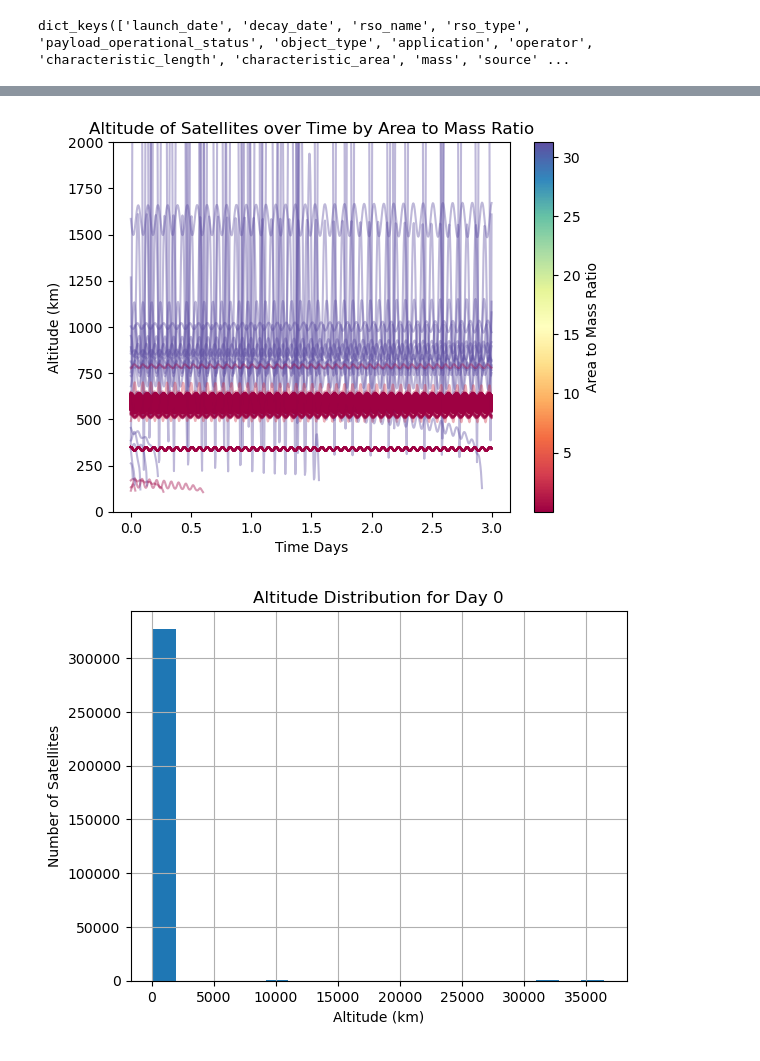
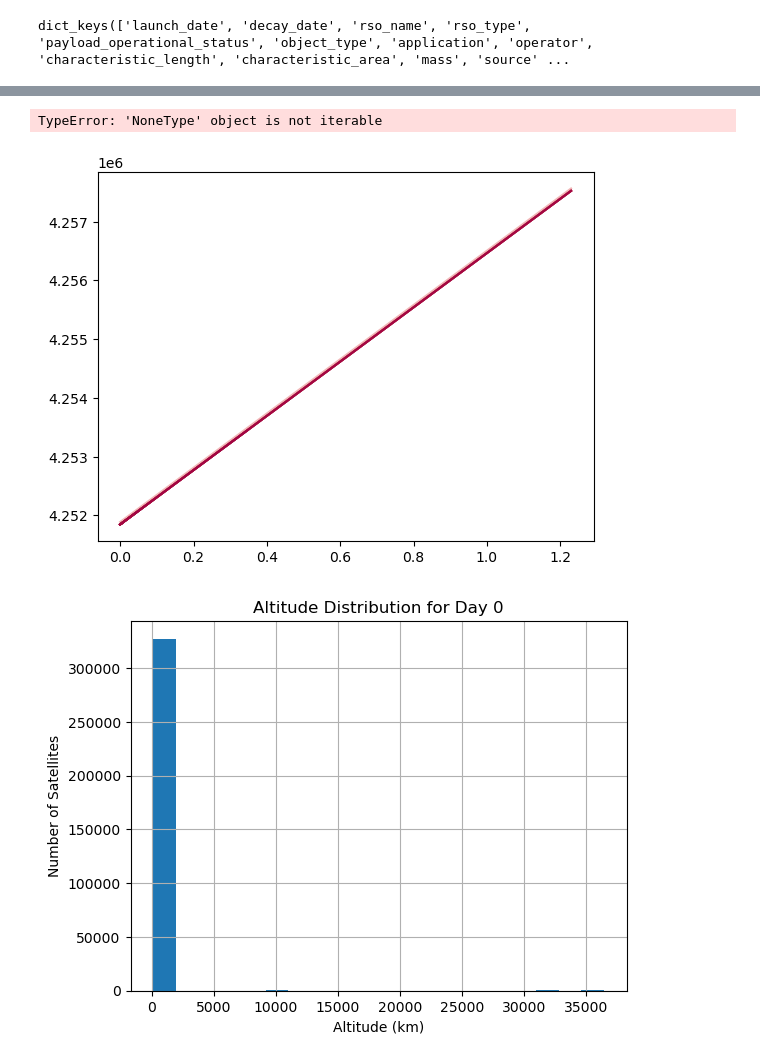
Before and after one commit to ucl-sgnl/FSPSimulator, a Jupyter notebook: src/fspsim/Visualisation.ipynb, the cells around one changed output, grey strips where cells are left out. Drawn from its saved outputs; the diff is of its cells as text; code cells hidden in the pictures.

Commit message:
run with >2000km and greater all eccentricities + plot. Getting there...

```diff
--- a/src/fspsim/Visualisation.ipynb
+++ b/src/fspsim/Visualisation.ipynb
@@ -22,12 +26,3 @@ def load_file(simName):
         # Load the data from the pickle file
         data = pickle.load(f)
         return data
-# %%
-def load_file(simName):
-    path = os.path.join(os.getcwd(), f'data/results/propagated_catalogs/{simName}.pickle')
-    with open(path, 'rb') as f:
-        # Load the data from the pickle file
-        data = pickle.load(f)
-        return data
-spaceobjects1 = load_file('oneweb_starlink_batch_1') #load in the catalog
-print(len(spaceobjects1))
@@ -146,29 +38,0 @@ plt.show()
-# %%
-import numpy as np
-
-# Create a single figure and axes for all satellites
-fig, ax = plt.subplots()  # 2D plot
-
-for sat in spaceobjects1:
-    norms = []  # Store norms for each satellite
-    try:
-        for epoch in range(len(sat.ephemeris)):
-            position = np.array([
-                sat.ephemeris[epoch][1][0][0],
-                sat.ephemeris[epoch][1][0][1],
-                sat.ephemeris[epoch][1][0][2]
-            ])
-            norms.append(np.linalg.norm(position)-6378.137)
-
-        # Plot the norms for the current satellite
-        ax.plot(norms[::100], label=sat.rso_name, linewidth=0.5)
-
-    except Exception as e:
-        print(f"Error encountered for {sat.rso_name}: {e}. Moving to the next satellite.")
-
-# Set labels, legend and show the plot
-ax.set_xlabel('Epoch')
-ax.set_ylabel('Norm of Position')
-ax.set_ylim([0, 1200])
-ax.set_xlim([0, 500])
-plt.show()
@@ -255,40 +275,41 @@ def decay_graphs_all(output_freq=360):
     cmap = cm.get_cmap('Spectral')
 
     # Calculate area to mass ratios and get maximum for normalization
-    area_to_mass_ratios = [sat.characteristic_area / sat.mass for sat in spaceobjects]
+    area_to_mass_ratios = [sat.characteristic_area / sat.mass for sat in spaceobjects1]
     max_ratio = max(area_to_mass_ratios)
 
-    for i, sat in enumerate(spaceobjects):
+    for i, sat in enumerate(spaceobjects1[::100]):
         sat_altitude = []
         times_in_days = []
         # Normalized ratio
         normalized_ratio = area_to_mass_ratios[i] / max_ratio
         # Convert the normalized ratio to a RGBA color
         color = cmap(normalized_ratio)
 
         # only include those with eccentricity less than 0.01
         for j, time in enumerate(sat.ephemeris):
             sat_altitude.append(np.linalg.norm(time[0:3])-6378.137)  # altitude in km
             times_in_days.append(j * output_freq / 86400)  # convert seconds to days
         plt.plot(times_in_days, sat_altitude, color=color, alpha=0.4)  # set transparency and color here
 
     # No need for a legend as color indicates the ratio
     plt.xlabel('Time Days')
     plt.ylabel('Altitude (km)')
     plt.title('Altitude of Satellites over Time by Area to Mass Ratio')
     plt.ylim(0, 2000)
 
 
     # create a scalar mappable for colorbar
     sm = cm.ScalarMappable(cmap=cmap, norm=colors.Normalize(vmin=min(area_to_mass_ratios), vmax=max_ratio))
     sm.set_array([])
 
     plt.colorbar(sm, label='Area to Mass Ratio')
     plt.show()
 
 decay_graphs_all()
 # %% [output]
+TypeError: 'NoneType' object is not iterable
-[figure, old version]
+[figure, new version]
 # %%
 def altitude_distribution_daily(time_step=20):
     # Timesteps per day
```
Also changed, not shown: parts of 24 cells of this notebook, 6 other files.
